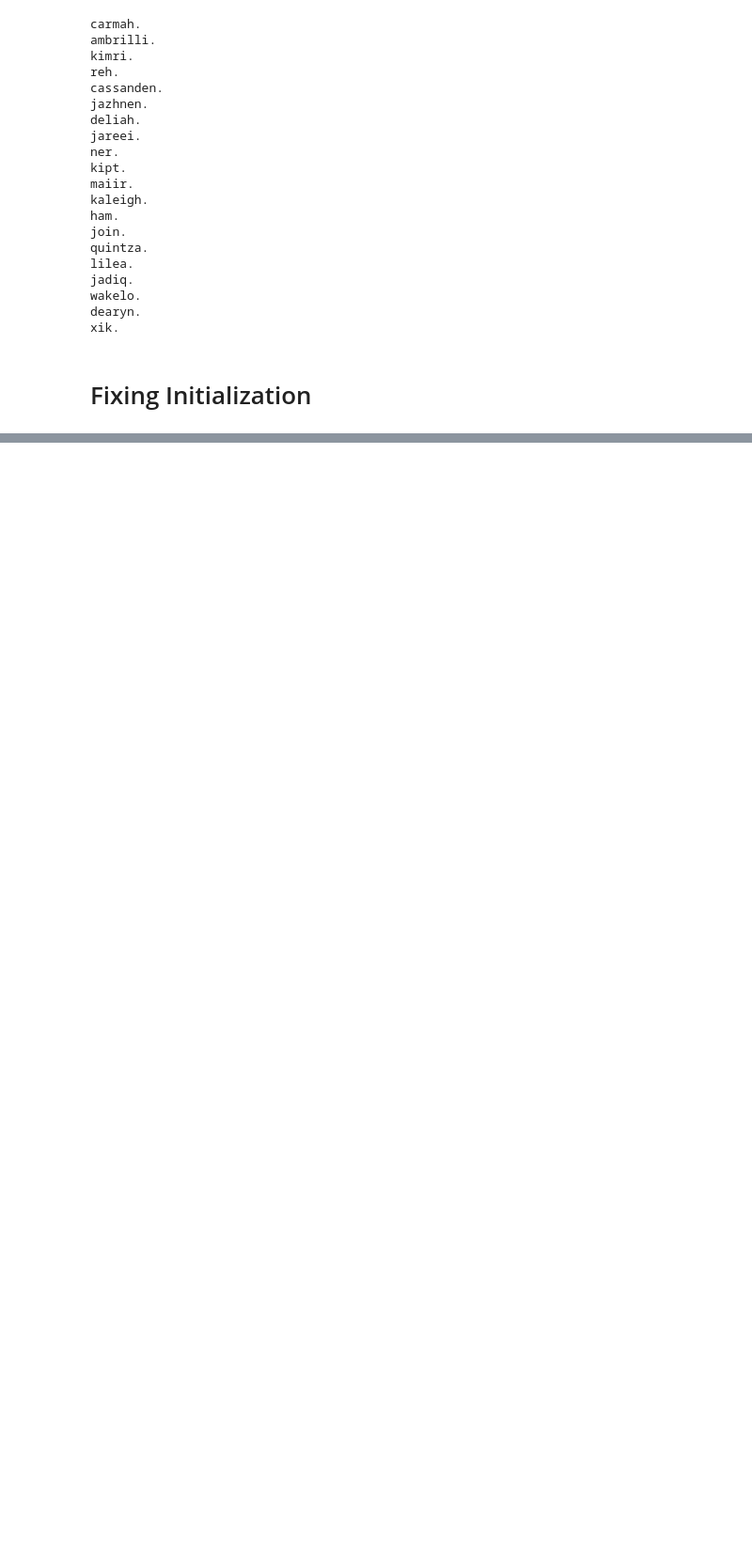
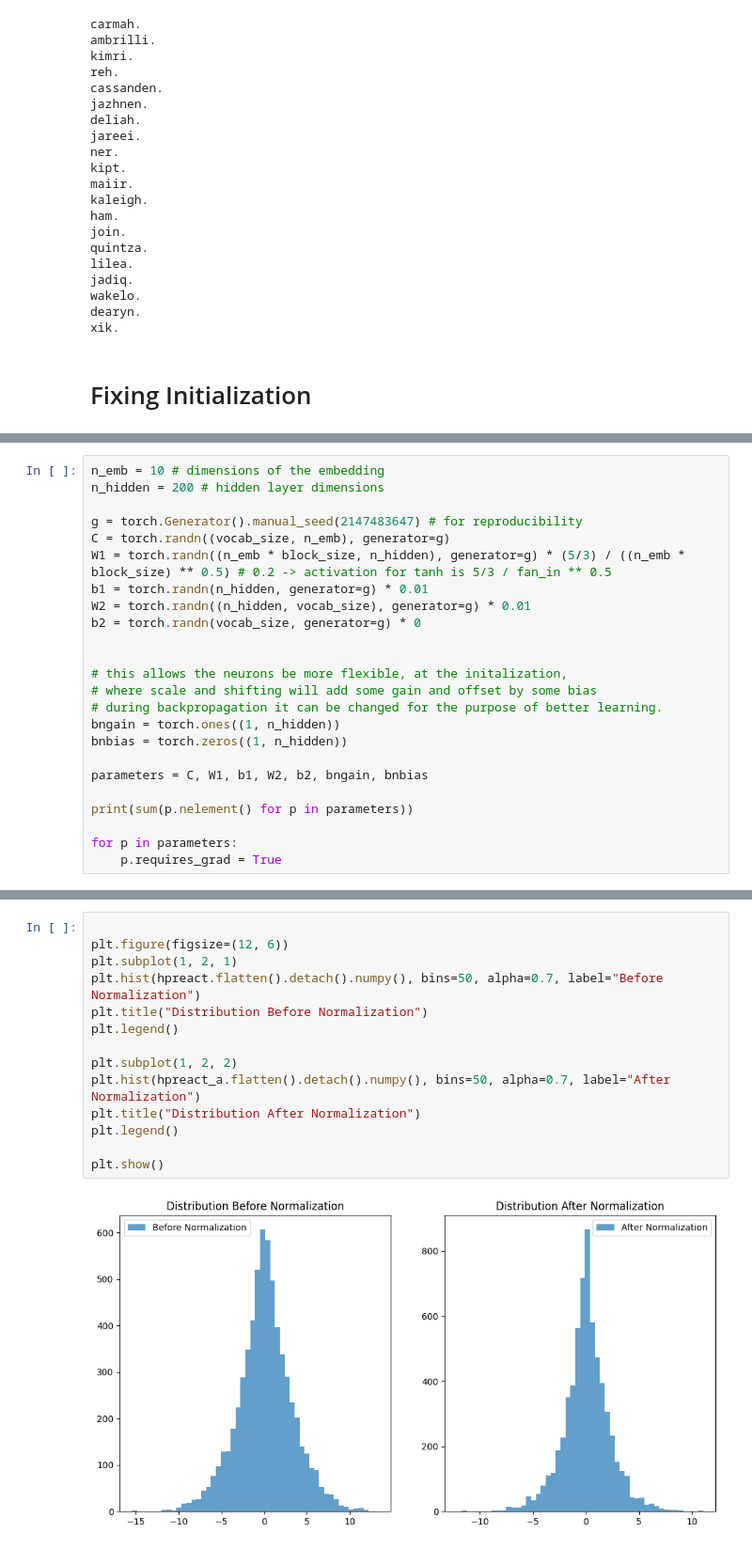
Before and after one commit to anirban-1009/Learning-MachineLearning, a Jupyter notebook: mlp2.ipynb, the cells around one changed output, grey strips where cells are left out. Shown at 94% size. Drawn from its saved outputs; the diff is of its cells as text; blank space fills up the shorter version.

```diff
--- a/mlp2.ipynb
+++ b/mlp2.ipynb
@@ -293,0 +330,24 @@ val 2.0972628593444824
+# %%
+n_emb = 10 # dimensions of the embedding
+n_hidden = 200 # hidden layer dimensions
+
+g = torch.Generator().manual_seed(2147483647) # for reproducibility
+C = torch.randn((vocab_size, n_emb), generator=g)
+W1 = torch.randn((n_emb * block_size, n_hidden), generator=g) * (5/3) / ((n_emb * block_size) ** 0.5) # 0.2 -> activation for tanh is 5/3 / fan_in ** 0.5
+b1 = torch.randn(n_hidden, generator=g) * 0.01
+W2 = torch.randn((n_hidden, vocab_size), generator=g) * 0.01
+b2 = torch.randn(vocab_size, generator=g) * 0
+
+
+# this allows the neurons be more flexible, at the initalization,
+# where scale and shifting will add some gain and offset by some bias
+# during backpropagation it can be changed for the purpose of better learning.
+bngain = torch.ones((1, n_hidden))
+bnbias = torch.zeros((1, n_hidden))
+
+parameters = C, W1, b1, W2, b2, bngain, bnbias
+
+print(sum(p.nelement() for p in parameters))
+
+for p in parameters:
+    p.requires_grad = True
@@ -293,0 +409,16 @@ val 2.0972628593444824
+# %%
+
+plt.figure(figsize=(12, 6))
+plt.subplot(1, 2, 1)
+plt.hist(hpreact.flatten().detach().numpy(), bins=50, alpha=0.7, label="Before Normalization")
+plt.title("Distribution Before Normalization")
+plt.legend()
+
+plt.subplot(1, 2, 2)
+plt.hist(hpreact_a.flatten().detach().numpy(), bins=50, alpha=0.7, label="After Normalization")
+plt.title("Distribution After Normalization")
+plt.legend()
+
+plt.show()
+# %% [output]
+[figure, added]
```
Also changed, not shown: parts of 18 cells of this notebook, 2 other files.
